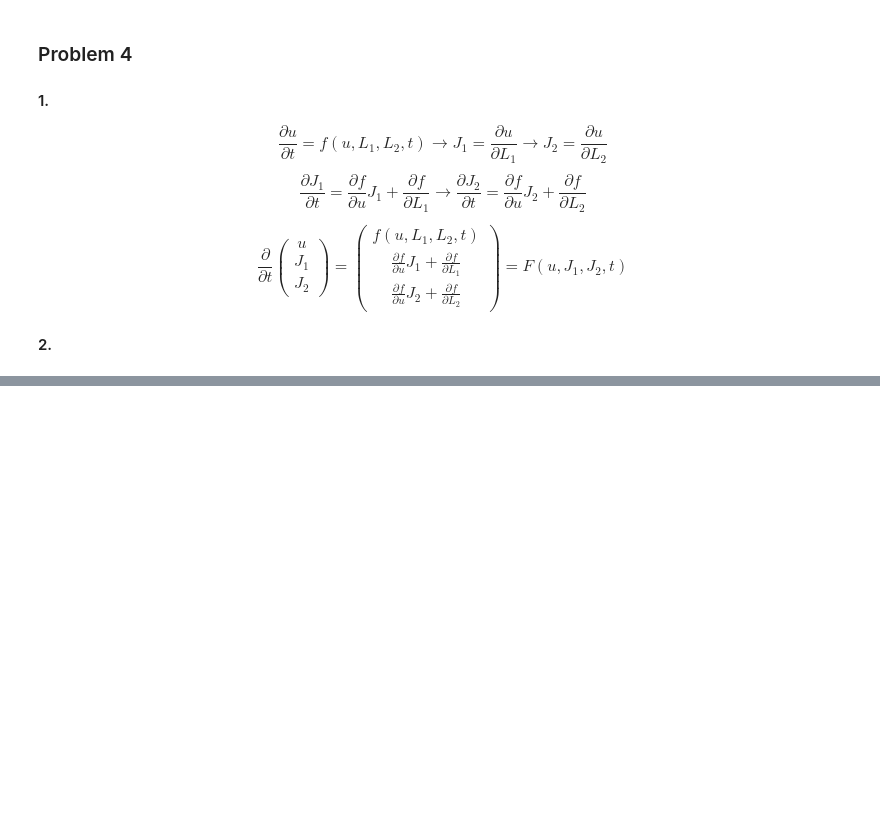
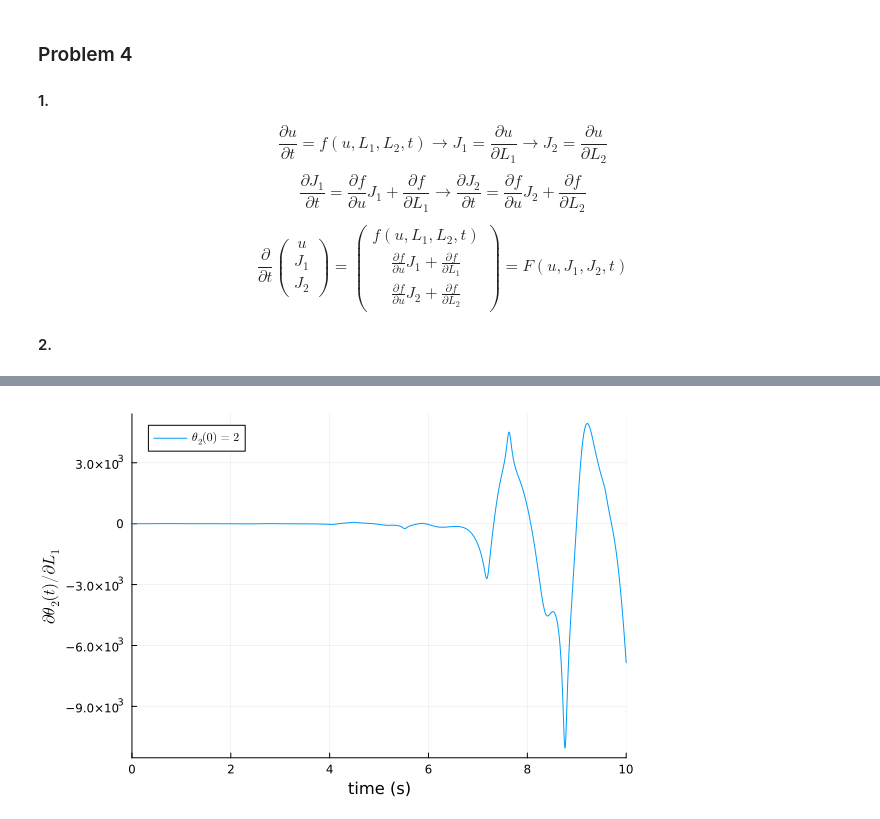
Before and after one commit to anthonysdone/18.063, a Jupyter notebook: 18.063 Pset 2.ipynb, the cells around one changed output, grey strips where cells are left out. Drawn from its saved outputs; the diff is of its cells as text; code cells hidden in the pictures; blank space fills up the shorter version.

```diff
--- a/18.063 Pset 2.ipynb
+++ b/18.063 Pset 2.ipynb
@@ -144,0 +156,5 @@ plot!(xlabel="time (s)", ylabel=L"\partial\theta_2(t)/\partial\L2(0)")
+# %%
+plot(sol_diff, idxs=6, label=L"\theta_2(0) = 2")
+plot!(xlabel="time (s)", ylabel=L"\partial\theta_2(t)/\partial L_1")
+# %% [output]
+[figure, added]
```
Also changed, not shown: parts of 8 cells of this notebook.
